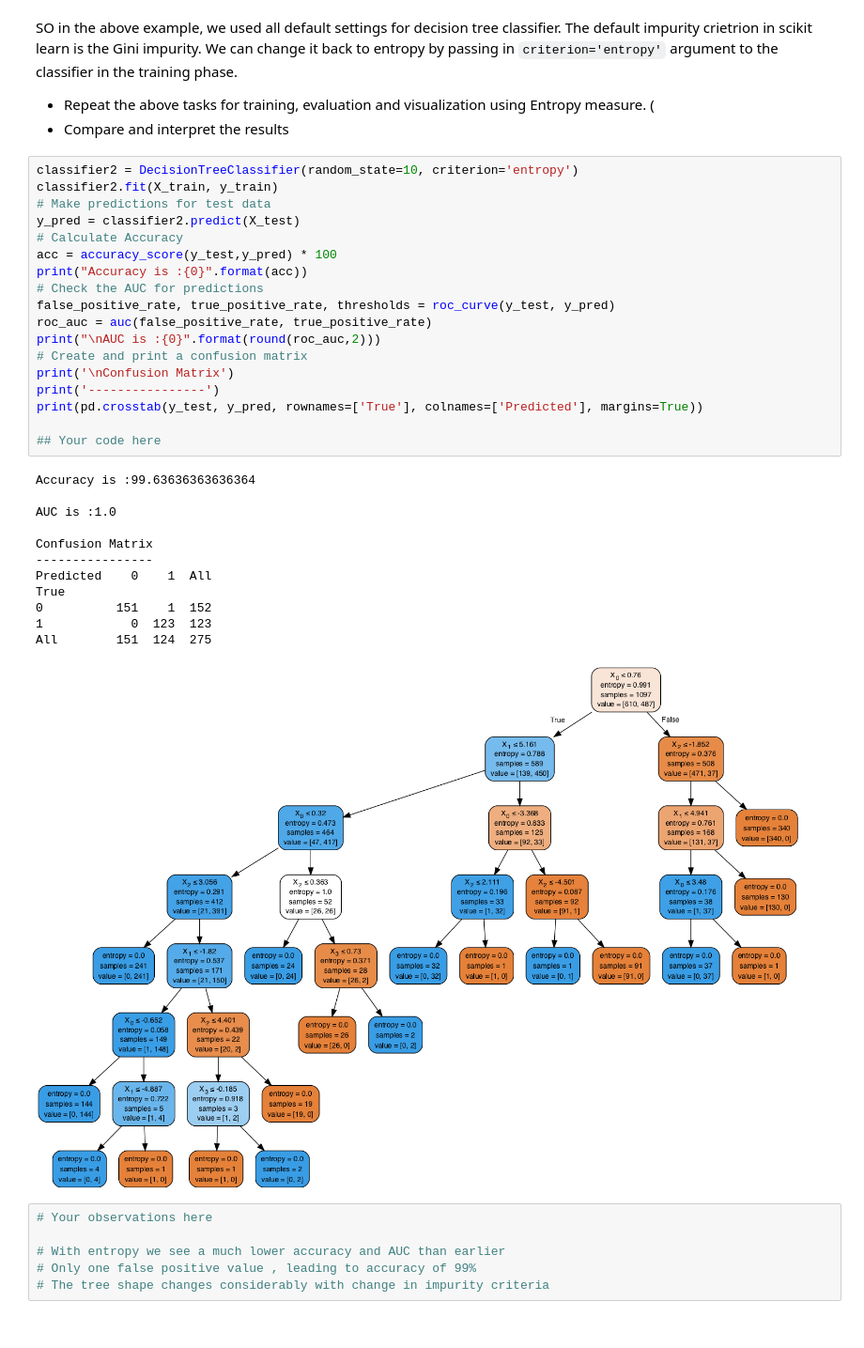
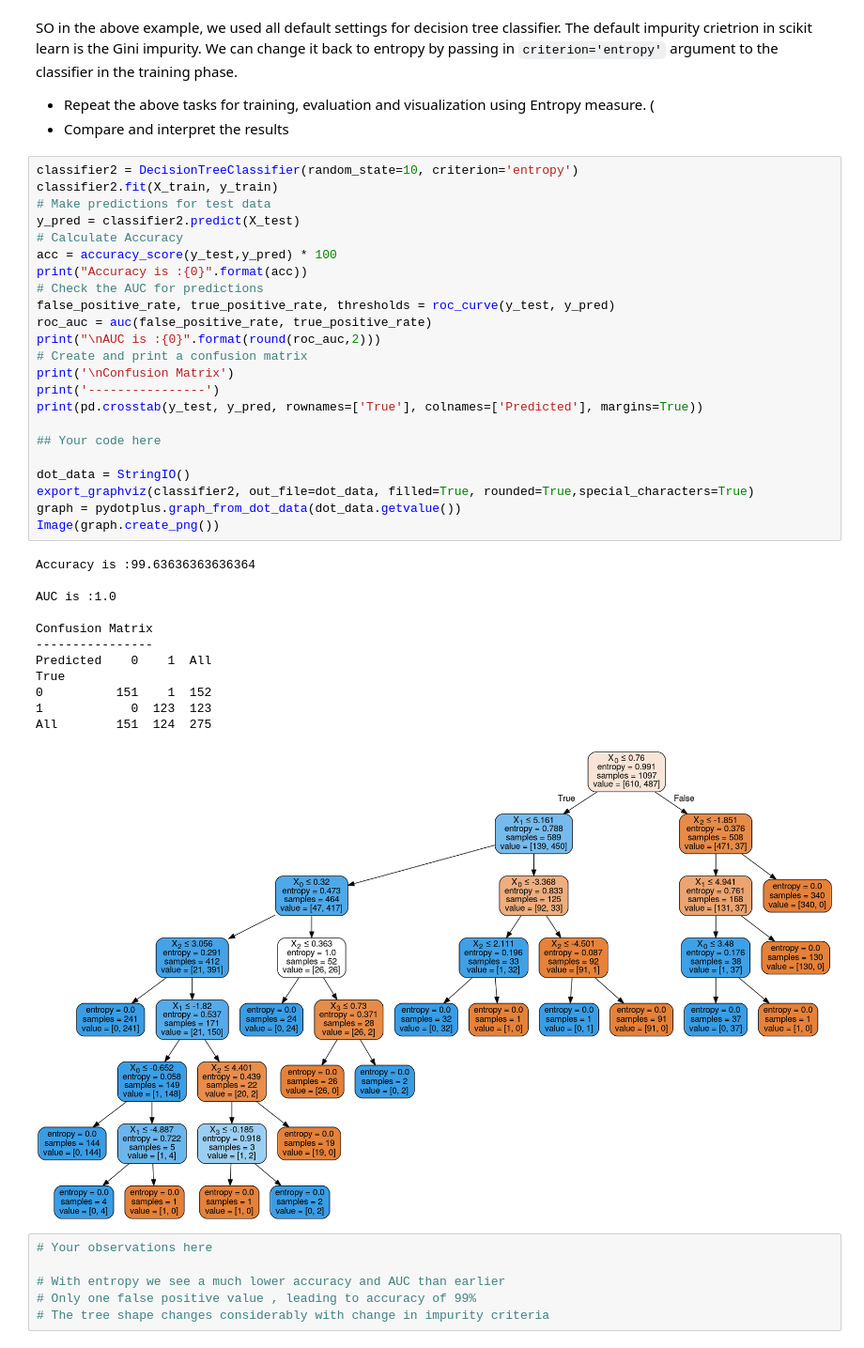
Before and after one commit to tzulungs/dsc-3-31-07-decision-tree-scikitlearn-lab-nyc-ds-career-012819, a Jupyter notebook: index.ipynb, the cells around one changed output. Shown: that part at 94% size. Drawn from its saved outputs; the diff is of its cells as text.

```diff
--- a/index.ipynb
+++ b/index.ipynb
@@ -199,34 +199,39 @@ SO in the above example, we used all default settings for decision tree classifi
 # %%
 classifier2 = DecisionTreeClassifier(random_state=10, criterion='entropy')
 classifier2.fit(X_train, y_train)
 # Make predictions for test data
 y_pred = classifier2.predict(X_test)
 # Calculate Accuracy
 acc = accuracy_score(y_test,y_pred) * 100
 print("Accuracy is :{0}".format(acc))
 # Check the AUC for predictions
 false_positive_rate, true_positive_rate, thresholds = roc_curve(y_test, y_pred)
 roc_auc = auc(false_positive_rate, true_positive_rate)
 print("\nAUC is :{0}".format(round(roc_auc,2)))
 # Create and print a confusion matrix
 print('\nConfusion Matrix')
 print('----------------')
 print(pd.crosstab(y_test, y_pred, rownames=['True'], colnames=['Predicted'], margins=True))
 
 ## Your code here
+
+dot_data = StringIO()
+export_graphviz(classifier2, out_file=dot_data, filled=True, rounded=True,special_characters=True)
+graph = pydotplus.graph_from_dot_data(dot_data.getvalue())
+Image(graph.create_png())
 # %% [output]
 Accuracy is :99.63636363636364
 
 AUC is :1.0
 
 Confusion Matrix
 ----------------
 Predicted    0    1  All
 True
 0          151    1  152
 1            0  123  123
 All        151  124  275
-[figure, old version]
+[figure, new version]
 # %%
 # Your observations here
 
```
